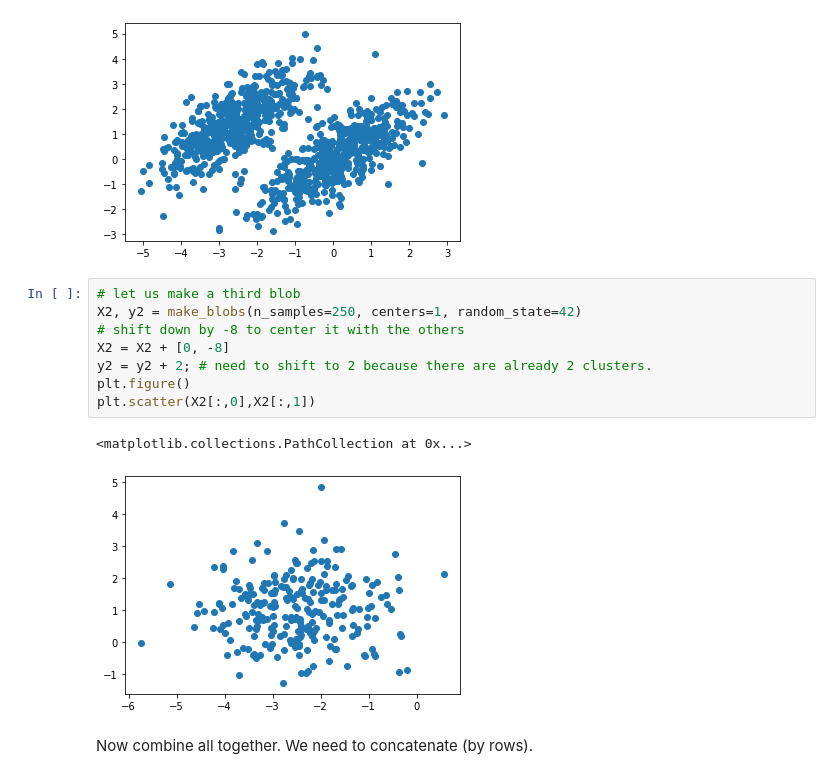
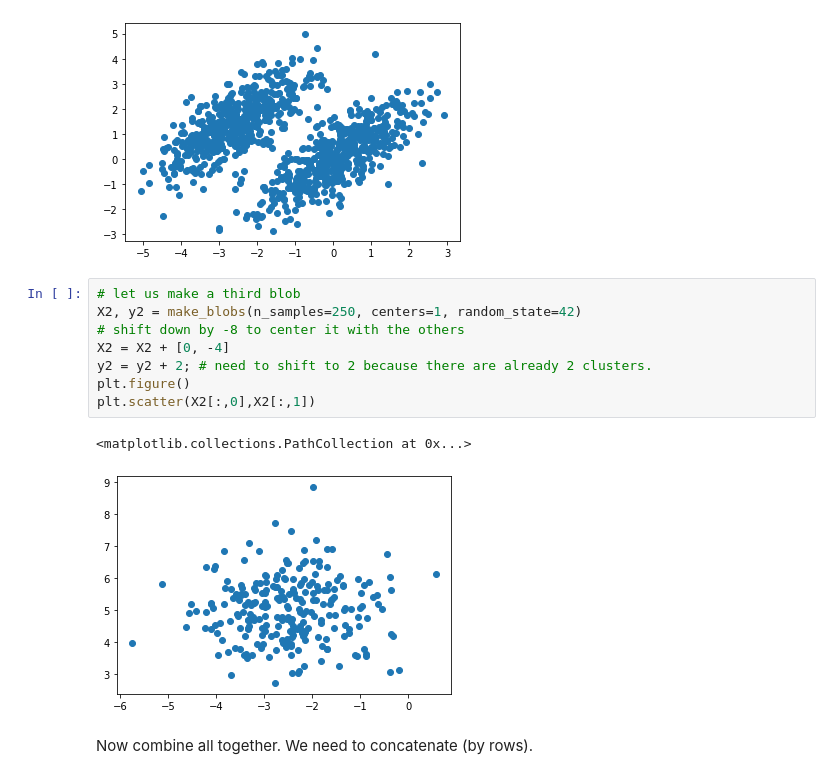
Before and after one commit to dtrad/geoml_course, a Jupyter notebook: Practice16Unsupervised.ipynb, the cells around one changed output. Saved outputs shown, nothing was run; the diff lists cells and outputs as text.

```diff
--- a/Practice16Unsupervised.ipynb
+++ b/Practice16Unsupervised.ipynb
@@ -368,14 +368,14 @@ the program produces labels which we will not use y[:15]= [1 1 0 1 0 0 1 0 0 1 0
 # %%
 # let us make a third blob
 X2, y2 = make_blobs(n_samples=250, centers=1, random_state=42)
 # shift down by -8 to center it with the others
-X2 = X2 + [0, -8]
+X2 = X2 + [0, -4]
 y2 = y2 + 2; # need to shift to 2 because there are already 2 clusters.
 plt.figure()
 plt.scatter(X2[:,0],X2[:,1])
 # %% [output]
 <matplotlib.collections.PathCollection at 0x...>
-[figure, old version]
+[figure, new version]
 # %% [markdown]
 Now combine all together. We need to concatenate (by rows).
 # %%
```
Also changed, not shown: parts of 11 cells of this notebook, 1 other file.
